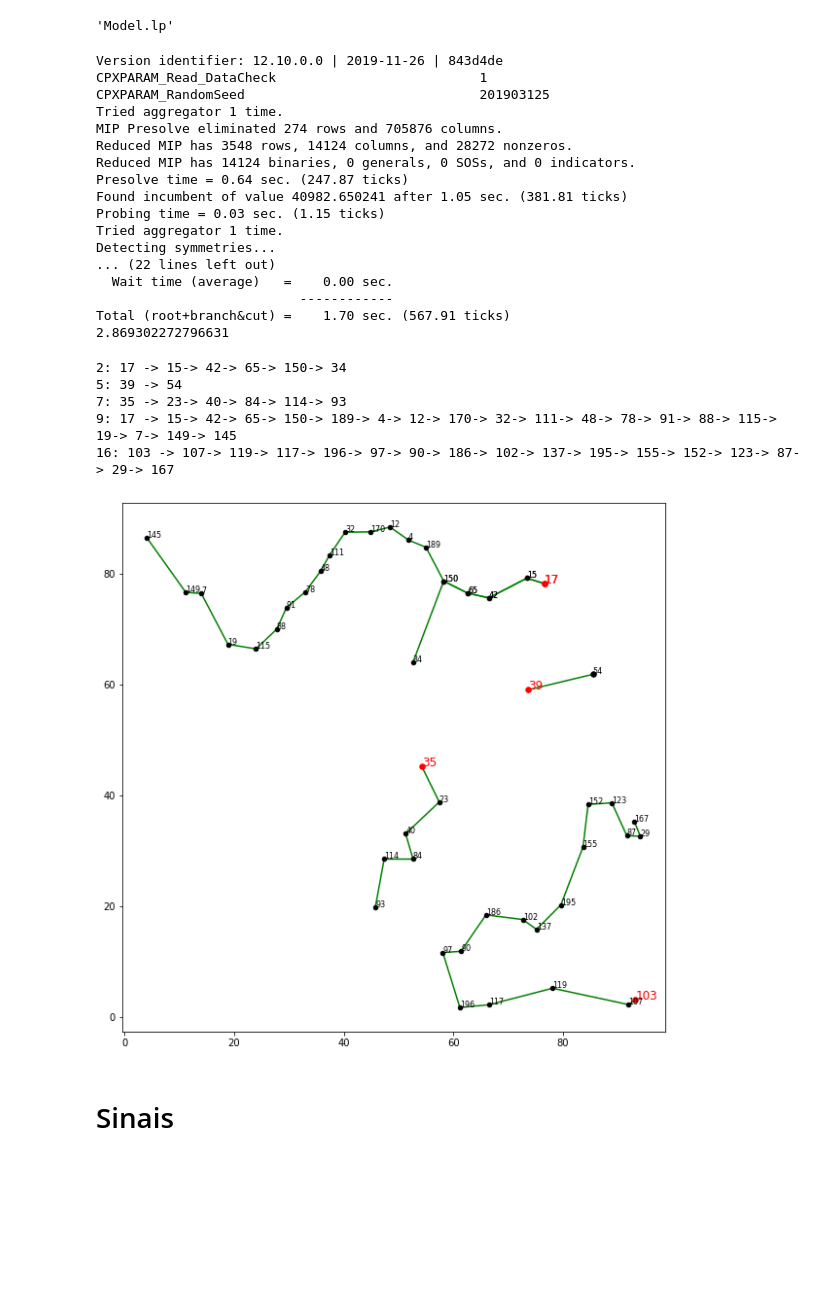
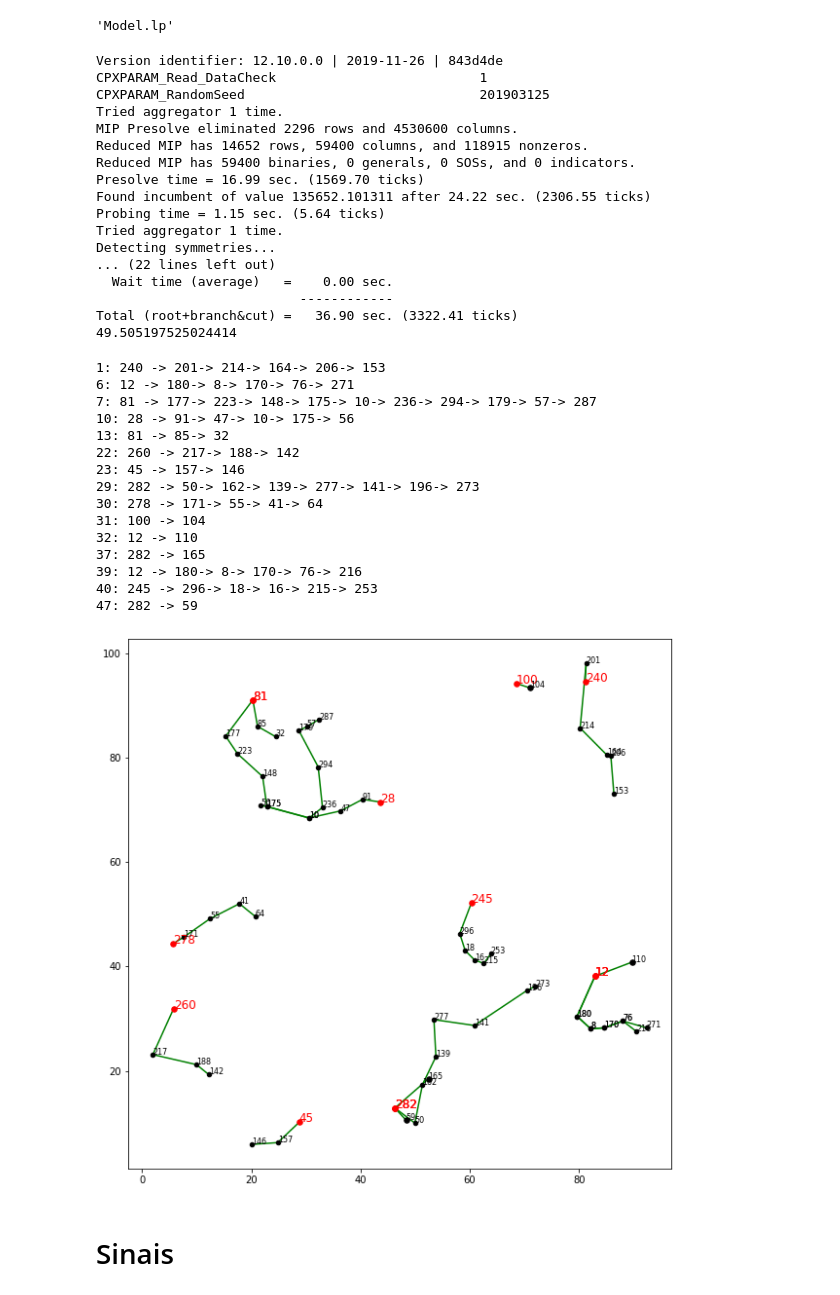
Before and after one commit to ViniciusBragaDiniz/ERP, a Jupyter notebook: Modelo.ipynb, the cells around one changed output. Cells and saved outputs as stored; diff of their text form; code cells hidden in the pictures; blank space fills up the shorter version.

```diff
--- a/Modelo.ipynb
+++ b/Modelo.ipynb
@@ -10,9 +10,9 @@ import Methods as mt
 importing Jupyter notebook from Methods.ipynb
 # %%
 #Leitura das Instâncias
-veiculos = pd.read_csv("k_15",index_col=0)
-vitimas = pd.read_csv("v_5",index_col=0)
-pontos = pd.read_csv("n_200",index_col=0)
+veiculos = pd.read_csv("k_50",index_col=0)
+vitimas = pd.read_csv("v_15",index_col=0)
+pontos = pd.read_csv("n_300",index_col=0)
 hospitais = veiculos["Inicial"].unique()
 # %%
 #Criação da Matriz de Distância
@@ -194,19 +194,19 @@ Version identifier: 12.10.0.0 | 2019-11-26 | 843d4de
 CPXPARAM_Read_DataCheck                          1
 CPXPARAM_RandomSeed                              201903125
 Tried aggregator 1 time.
-MIP Presolve eliminated 274 rows and 705876 columns.
-Reduced MIP has 3548 rows, 14124 columns, and 28272 nonzeros.
-Reduced MIP has 14124 binaries, 0 generals, 0 SOSs, and 0 indicators.
-Presolve time = 0.64 sec. (247.87 ticks)
-Found incumbent of value 40982.650241 after 1.05 sec. (381.81 ticks)
-Probing time = 0.03 sec. (1.15 ticks)
+MIP Presolve eliminated 2296 rows and 4530600 columns.
+Reduced MIP has 14652 rows, 59400 columns, and 118915 nonzeros.
+Reduced MIP has 59400 binaries, 0 generals, 0 SOSs, and 0 indicators.
+Presolve time = 16.99 sec. (1569.70 ticks)
+Found incumbent of value 135652.101311 after 24.22 sec. (2306.55 ticks)
+Probing time = 1.15 sec. (5.64 ticks)
 Tried aggregator 1 time.
 Detecting symmetries...
 ... (22 lines left out)
   Wait time (average)   =    0.00 sec.
                           ------------
-Total (root+branch&cut) =    1.70 sec. (567.91 ticks)
-2.869302272796631
+Total (root+branch&cut) =   36.90 sec. (3322.41 ticks)
+49.505197525024414
 # %%
 plt.figure(figsize=(10,10))
 routes = {x:{} for x in veiculos.index}
@@ -215,75 +215,75 @@ for i in _Solution:
         aux = i.split("_")[1:]
         routes[int(aux[2])][int(aux[0])]=int(aux[1])
 
-maior_tempo = 0
-tempos = {}
 atendimentos = {}
 arc_count = {}
 for k in veiculos.index:
+    #Só roda o código se o veículo tiver percorrido pelo menos um arco
     if len(routes[k]) > 0:
-        tempos[k]=0
-        tempo_k = 0
 
         inicial = veiculos.loc[k]["Inicial"]
         actual_node = routes[k].pop(inicial)
 
+        #Coordenadas X e Y dos pontos que formam o arco
         xcoord=[pontos.loc[inicial]["x"],pontos.loc[actual_node]["x"]]
         ycoord=[pontos.loc[inicial]["y"],pontos.loc[actual_node]["y"]]
 
+        #Plotagem gráfica do arco
         plt.scatter(xcoord[0],ycoord[0],s=30,color='red',zorder=1)
         plt.text(xcoord[0],ycoord[0],str(inicial),fontsize=12,color="red")
         plt.plot(xcoord,ycoord,'g',zorder=0)
 
-        tempo_k += _DistanceMatrix.loc[inicial][actual_node]
-
+        #String para plotar o caminho que o carro percorreu
         string=str(k)+": "+str(inicial)+" -> "+str(actual_node)
 
-        if (inicial,actual_node) not in list(arc_count.keys()):
-            arc_count[(inicial,actual_node)]= 1
-        else:
-            arc_count[(inicial,actual_node)]+= 1
-
+        #Garante que o caminho será plotado mesmo se só tiver um arco
         if len(routes[k]) == 0:
+            #Plotagem gráfica do último arco do caminho
             plt.scatter(xcoord[1],ycoord[1],s=30,color='black',zorder=1)
             plt.text(xcoord[1],ycoord[1],str(actual_node),fontsize=8,color="black")
         else:
             while actual_node not in vitimas["Ponto"].values:
                 next_node = routes[k].pop(actual_node)
 
-                if (actual_node,next_node) not in list(arc_count.keys()):
-                    arc_count[(actual_node,next_node)]= 1
-                else:
-                    arc_count[(actual_node,next_node)]+= 1
+                #Adiciona um arco na string
                 string+="-> "+str(next_node)
 
-                tempo_k+=_DistanceMatrix.loc[actual_node][next_node]
-
+                #Coordenadas X e Y dos pontos que formam o arco
                 xcoord=[pontos.loc[actual_node]["x"],pontos.loc[next_node]["x"]]
                 ycoord=[pontos.loc[actual_node]["y"],pontos.loc[next_node]["y"]]
 
+                #Plotagem gráfica do arco
                 plt.scatter(xcoord[0],ycoord[0],s=20,color='black',zorder=1)
                 plt.text(xcoord[0],ycoord[0],str(actual_node),fontsize=8)
                 plt.plot(xcoord,ycoord,'g',zorder=0)
+
                 actual_node=next_node
 
-            if tempo_k > maior_tempo:
-                maior_tempo = tempo_k
-
-
-            tempos[k] = tempo_k
+            #Plotagem gráfica do último arco do caminho
             plt.scatter(xcoord[1],ycoord[1],s=20,color='black',zorder=1)
             plt.text(xcoord[1],ycoord[1],str(next_node),fontsize=8)
+
         atendimentos[k] = actual_node
         print(string)
 
 plt.show()
 # %% [output]
-2: 17 -> 15-> 42-> 65-> 150-> 34
-5: 39 -> 54
-7: 35 -> 23-> 40-> 84-> 114-> 93
-9: 17 -> 15-> 42-> 65-> 150-> 189-> 4-> 12-> 170-> 32-> 111-> 48-> 78-> 91-> 88-> 115-> 19-> 7-> 149-> 145
-16: 103 -> 107-> 119-> 117-> 196-> 97-> 90-> 186-> 102-> 137-> 195-> 155-> 152-> 123-> 87-> 29-> 167
+1: 240 -> 201-> 214-> 164-> 206-> 153
+6: 12 -> 180-> 8-> 170-> 76-> 271
+7: 81 -> 177-> 223-> 148-> 175-> 10-> 236-> 294-> 179-> 57-> 287
+10: 28 -> 91-> 47-> 10-> 175-> 56
+13: 81 -> 85-> 32
+22: 260 -> 217-> 188-> 142
+23: 45 -> 157-> 146
+29: 282 -> 50-> 162-> 139-> 277-> 141-> 196-> 273
+30: 278 -> 171-> 55-> 41-> 64
+31: 100 -> 104
+32: 12 -> 110
+37: 282 -> 165
+39: 12 -> 180-> 8-> 170-> 76-> 216
+40: 245 -> 296-> 18-> 16-> 215-> 253
+47: 282 -> 59
-[figure, old version]
+[figure, new version]
 # %% [markdown]
 # Sinais
 # %%
```
Also changed, not shown: parts of 11 cells of this notebook, 1 other file.
